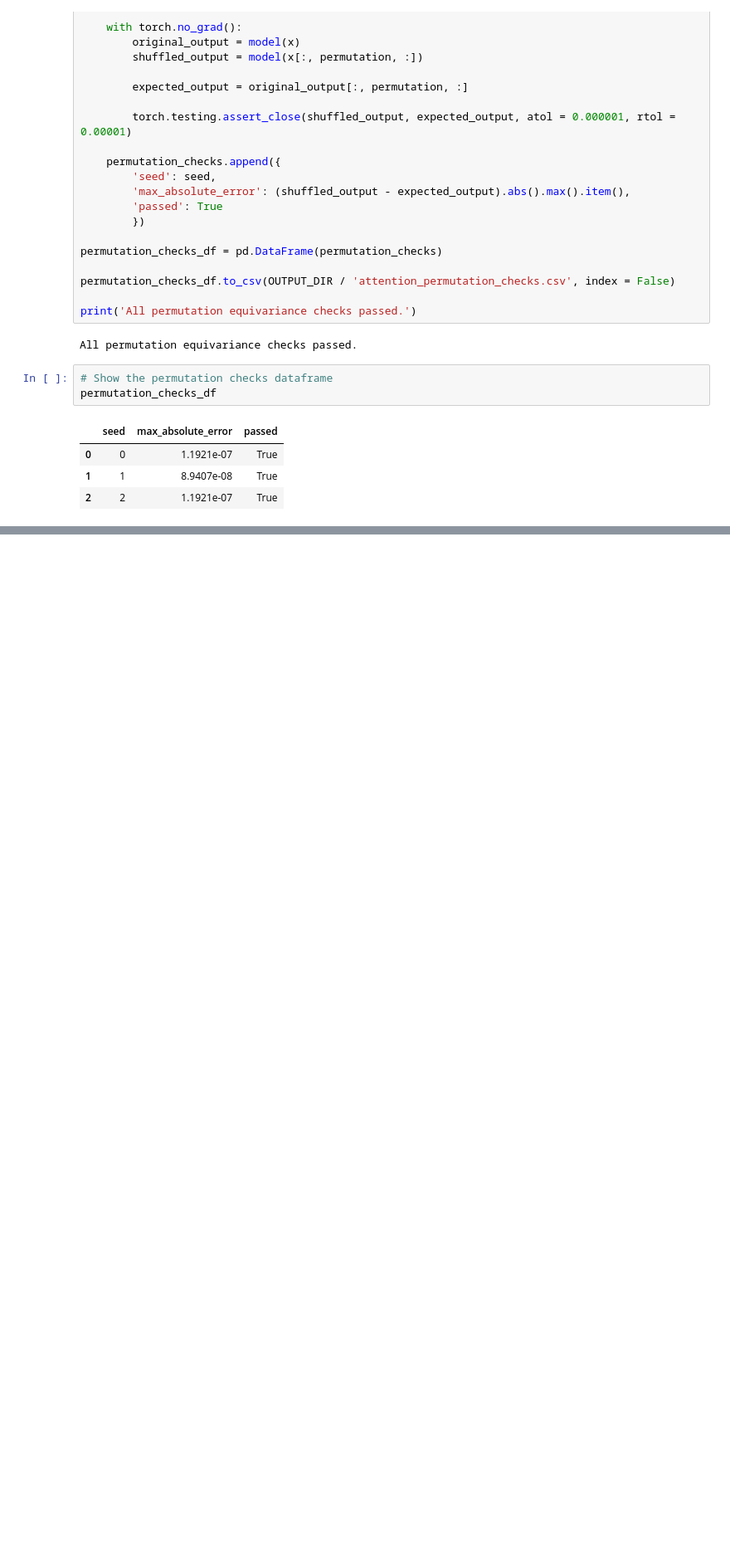
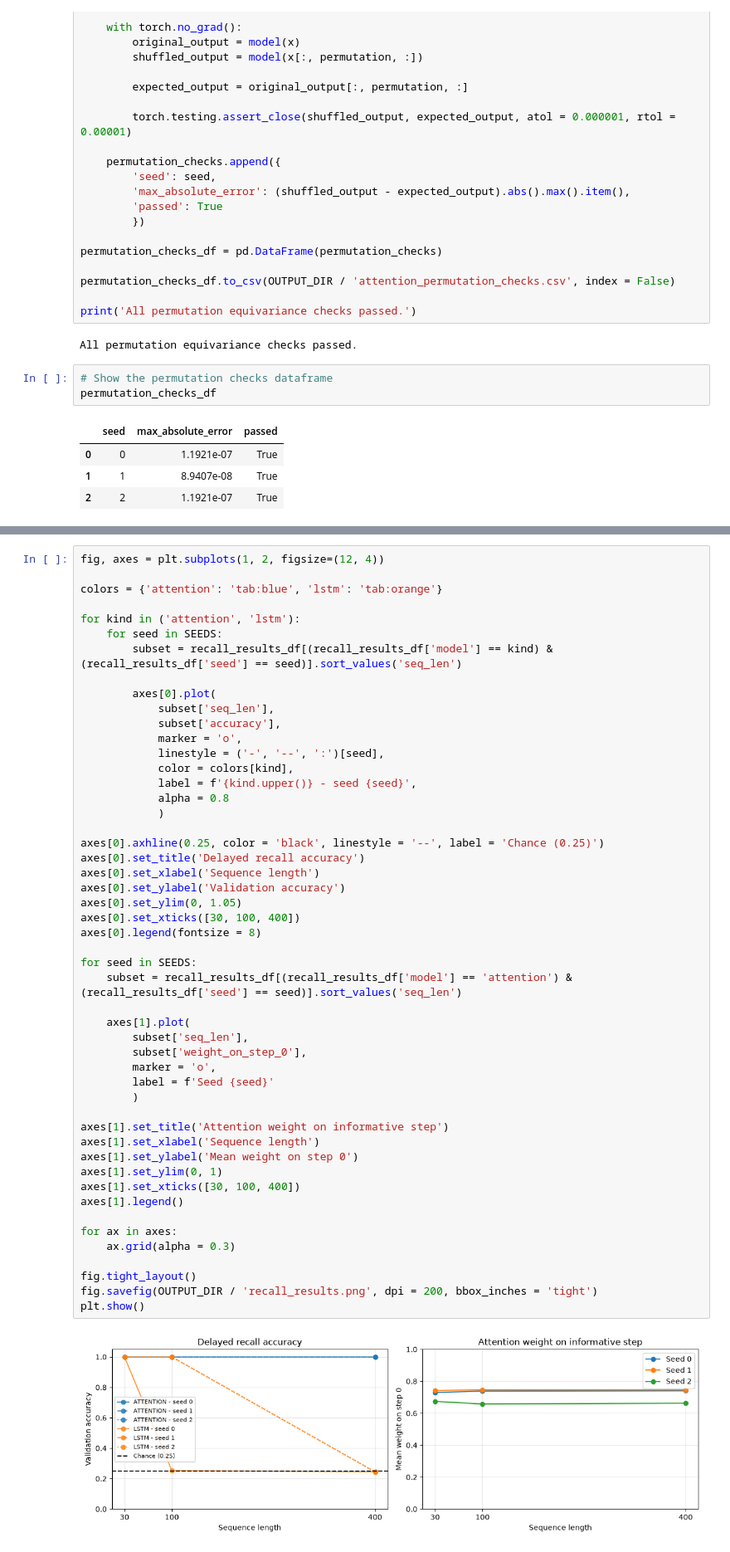
Before and after one commit to dancmartin11/aigc-5500-lab-05-attention-against-recurrence, a Jupyter notebook: daniel_alejandro_castillo_martin_LAB5.ipynb, the cells around one changed output, grey strips where cells are left out. Shown at 83% size. Cells and saved outputs as stored; diff of their text form; blank space fills up the shorter version.

Commit message:
2026-10-19 - Compare attention and LSTM on delayed recall across three seeds.

```diff
--- a/daniel_alejandro_castillo_martin_LAB5.ipynb
+++ b/daniel_alejandro_castillo_martin_LAB5.ipynb
@@ -347,0 +428,52 @@ permutation_checks_df
+# %%
+fig, axes = plt.subplots(1, 2, figsize=(12, 4))
+
+colors = {'attention': 'tab:blue', 'lstm': 'tab:orange'}
+
+for kind in ('attention', 'lstm'):
+    for seed in SEEDS:
+        subset = recall_results_df[(recall_results_df['model'] == kind) & (recall_results_df['seed'] == seed)].sort_values('seq_len')
+
+        axes[0].plot(
+            subset['seq_len'],
+            subset['accuracy'],
+            marker = 'o',
+            linestyle = ('-', '--', ':')[seed],
+            color = colors[kind],
+            label = f'{kind.upper()} - seed {seed}',
+            alpha = 0.8
+            )
+
+axes[0].axhline(0.25, color = 'black', linestyle = '--', label = 'Chance (0.25)')
+axes[0].set_title('Delayed recall accuracy')
+axes[0].set_xlabel('Sequence length')
+axes[0].set_ylabel('Validation accuracy')
+axes[0].set_ylim(0, 1.05)
+axes[0].set_xticks([30, 100, 400])
+axes[0].legend(fontsize = 8)
+
+for seed in SEEDS:
+    subset = recall_results_df[(recall_results_df['model'] == 'attention') & (recall_results_df['seed'] == seed)].sort_values('seq_len')
+
+    axes[1].plot(
+        subset['seq_len'],
+        subset['weight_on_step_0'],
+        marker = 'o',
+        label = f'Seed {seed}'
+        )
+
+axes[1].set_title('Attention weight on informative step')
+axes[1].set_xlabel('Sequence length')
+axes[1].set_ylabel('Mean weight on step 0')
+axes[1].set_ylim(0, 1)
+axes[1].set_xticks([30, 100, 400])
+axes[1].legend()
+
+for ax in axes:
+    ax.grid(alpha = 0.3)
+
+fig.tight_layout()
+fig.savefig(OUTPUT_DIR / 'recall_results.png', dpi = 200, bbox_inches = 'tight')
+plt.show()
+# %% [output]
+[figure, added]
```
Also changed, not shown: parts of 9 cells of this notebook, 2 other files.
